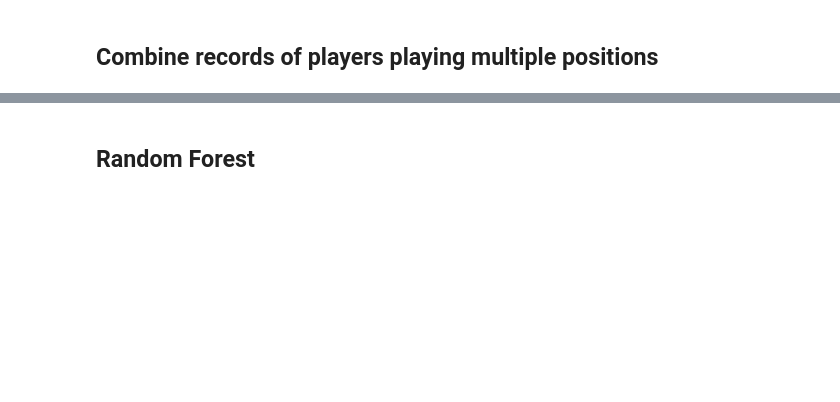
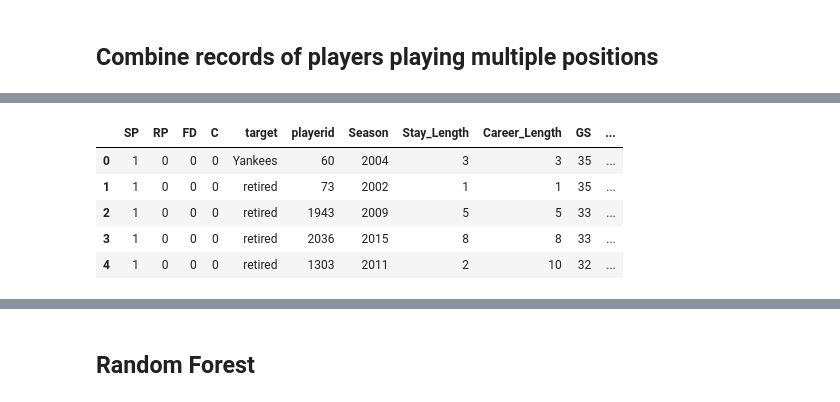
Before and after one commit to mtmoncur/baseball_data, a Jupyter notebook: Basic Model.ipynb, the cells around one changed output, grey strips where cells are left out. Saved outputs shown, nothing was run; the diff lists cells and outputs as text; code cells hidden in the pictures; blank space fills up the shorter version.

```diff
--- a/Basic Model.ipynb
+++ b/Basic Model.ipynb
@@ -345,0 +561,10 @@ p.sample(5)
+# %%
+data = pd.read_csv('hayden_cleaned_data.csv', index_col=0)
+data.drop([i for i in data.columns if i in data.target.unique()], axis=1).head()
+# %% [output]
+|  | SP | RP | FD | C | target | playerid | Season | Stay_Length | Career_Length | GS | ... |
+| 0 | 1 | 0 | 0 | 0 | Yankees | 60 | 2004 | 3 | 3 | 35 | ... |
+| 1 | 1 | 0 | 0 | 0 | retired | 73 | 2002 | 1 | 1 | 35 | ... |
+| 2 | 1 | 0 | 0 | 0 | retired | 1943 | 2009 | 5 | 5 | 33 | ... |
+| 3 | 1 | 0 | 0 | 0 | retired | 2036 | 2015 | 8 | 8 | 33 | ... |
+| 4 | 1 | 0 | 0 | 0 | retired | 1303 | 2011 | 2 | 10 | 32 | ... |
```
Also changed, not shown: parts of 43 cells of this notebook.
